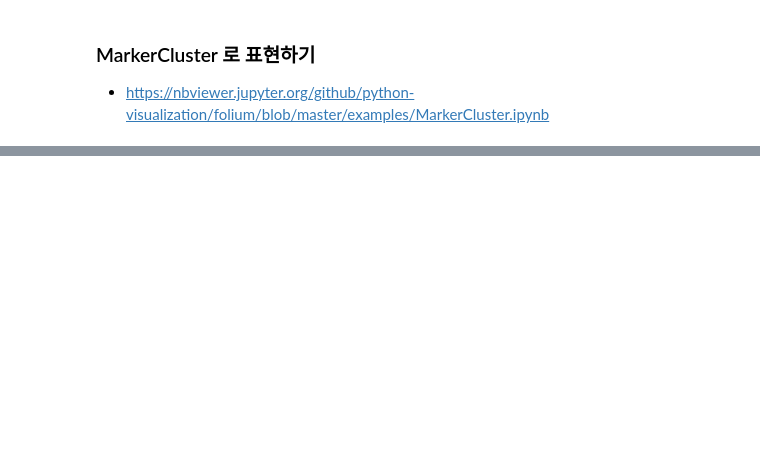
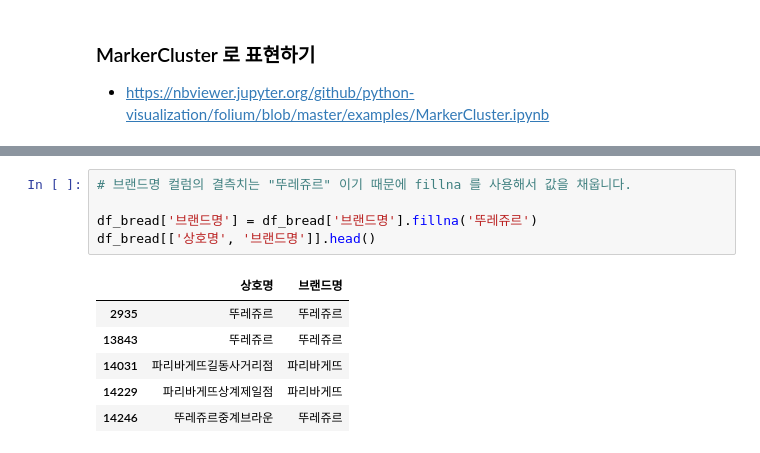
Before and after one commit to neverlish/Learned, a Jupyter notebook: data/inflearn-public-data-python/03-franchise-eda.ipynb, the cells around one changed output, grey strips where cells are left out. Saved outputs shown, nothing was run; the diff lists cells and outputs as text; blank space fills up the shorter version.

```diff
--- a/data/inflearn-public-data-python/03-franchise-eda.ipynb
+++ b/data/inflearn-public-data-python/03-franchise-eda.ipynb
@@ -510,0 +600,12 @@ TypeError: add_to() missing 1 required positional argument: 'self'
+# %%
+# 브랜드명 컬럼의 결측치는 "뚜레쥬르" 이기 때문에 fillna 를 사용해서 값을 채웁니다.
+
+df_bread['브랜드명'] = df_bread['브랜드명'].fillna('뚜레쥬르')
+df_bread[['상호명', '브랜드명']].head()
+# %% [output]
+|  | 상호명 | 브랜드명 |
+| 2935 | 뚜레쥬르 | 뚜레쥬르 |
+| 13843 | 뚜레쥬르 | 뚜레쥬르 |
+| 14031 | 파리바게뜨길동사거리점 | 파리바게뜨 |
+| 14229 | 파리바게뜨상계제일점 | 파리바게뜨 |
+| 14246 | 뚜레쥬르중계브라운 | 뚜레쥬르 |
```
Also changed, not shown: parts of 12 cells of this notebook.
